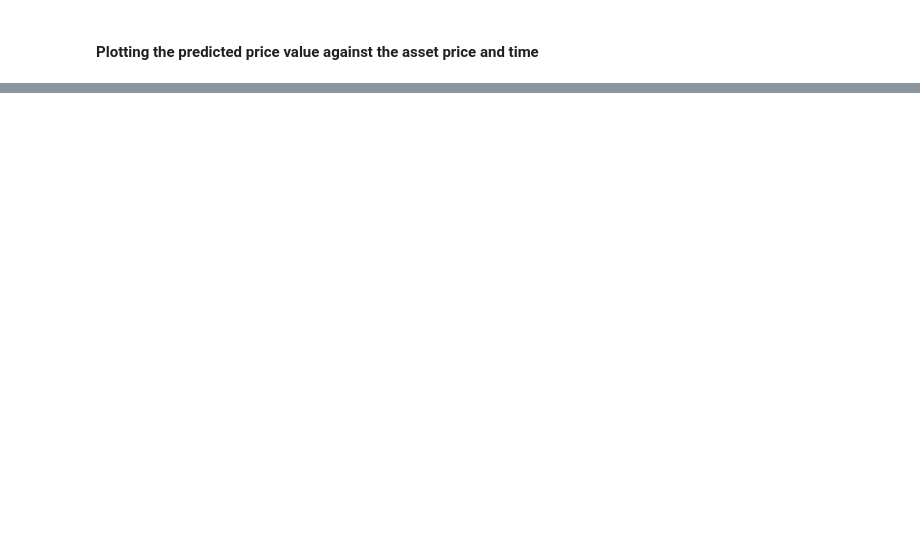
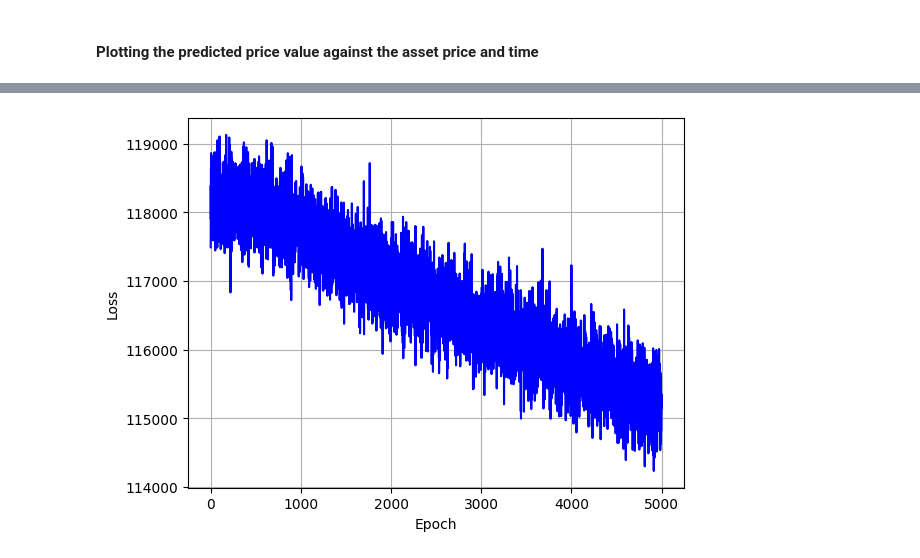
Before and after one commit to rujuldwivedi/Deep-Learning-Option-Pricing, a Jupyter notebook: Code5.ipynb, the cells around one changed output, grey strips where cells are left out. Saved outputs shown, nothing was run; the diff lists cells and outputs as text; code cells hidden in the pictures; blank space fills up the shorter version.

```diff
--- a/Code5.ipynb
+++ b/Code5.ipynb
@@ -410,0 +447,12 @@ plt.show()
+# %%
+model = DGMNet(2, 128, 1)
+
+model.to(device)
+
+n_epochs = 5000
+
+samples = {"pde": 5000, "bvp":5000, "evp":5000}
+
+criterion = nn.MSELoss()
+
+optimizer = optim.Adam(model.parameters(), lr=1e-5)
@@ -410,0 +519,9 @@ plt.show()
+# %%
+x_len = np.arange(len(loss_hist))
+plt.plot(x_len, loss_hist, c='blue', label="Train-set Loss")
+plt.grid()
+plt.xlabel('Epoch')
+plt.ylabel('Loss')
+plt.show()
+# %% [output]
+[figure, added]
```
Also changed, not shown: parts of 14 cells of this notebook.
